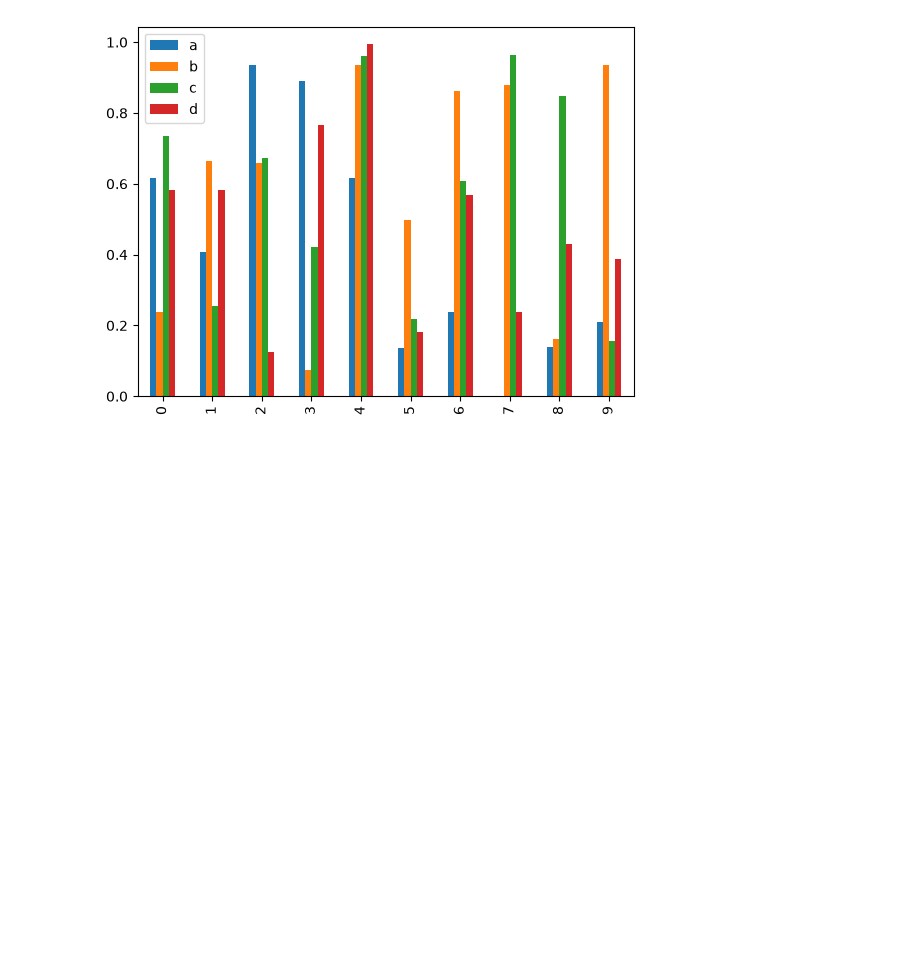
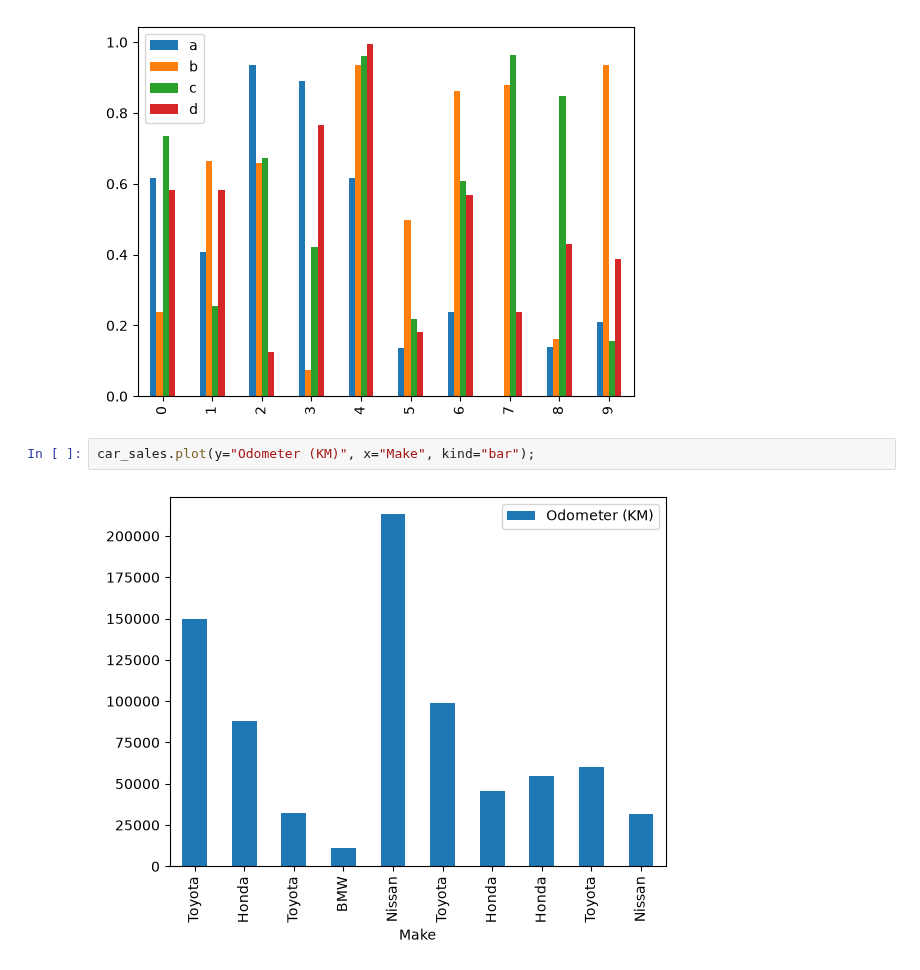
Before and after one commit to ayinde-xyz/ml-learn, a Jupyter notebook: matplotlib_learn.ipynb, the cells around one changed output. Cells and saved outputs as stored; diff of their text form; blank space fills up the shorter version.

```diff
--- a/matplotlib_learn.ipynb
+++ b/matplotlib_learn.ipynb
@@ -244,3 +244,7 @@ df.plot.bar()
 # %% [output]
 <Axes: >
 [figure]
+# %%
+car_sales.plot(y="Odometer (KM)", x="Make", kind="bar");
+# %% [output]
+[figure, added]
```
Also changed, not shown: parts of 6 cells of this notebook, 1 other file.
